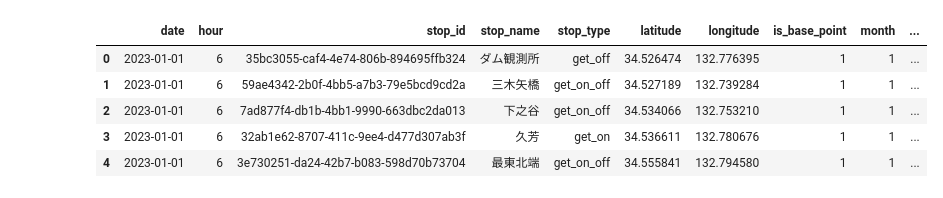
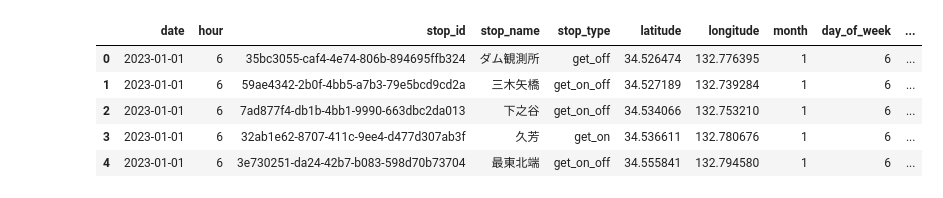
Before and after one commit to chi1180/MOCA---ML, a Jupyter notebook: Learning.ipynb, the cells around one changed output. Drawn from its saved outputs; the diff is of its cells as text; code cells hidden in the pictures.

Commit message:
I try to remove is_base_point. And retry to train models, but R2s are still minus...

```diff
--- a/Learning.ipynb
+++ b/Learning.ipynb
@@ -3,14 +3,18 @@ import pandas as pd
 from pycaret.regression import *
 # %%
 df = pd.read_csv("./bus_operation_data.csv")
+
+"""Remove constant values"""
+df = df.drop(["is_base_point"], axis=1)
+
 df.head()
 # %% [output]
-|  | date | hour | stop_id | stop_name | stop_type | latitude | longitude | is_base_point | month | ... |
-| 0 | 2023-01-01 | 6 | 35bc3055-caf4-4e74-806b-894695ffb324 | ダム観測所 | get_off | 34.526474 | 132.776395 | 1 | 1 | ... |
-| 1 | 2023-01-01 | 6 | 59ae4342-2b0f-4bb5-a7b3-79e5bcd9cd2a | 三木矢橋 | get_on_off | 34.527189 | 132.739284 | 1 | 1 | ... |
-| 2 | 2023-01-01 | 6 | 7ad877f4-db1b-4bb1-9990-663dbc2da013 | 下之谷 | get_on_off | 34.534066 | 132.753210 | 1 | 1 | ... |
-| 3 | 2023-01-01 | 6 | 32ab1e62-8707-411c-9ee4-d477d307ab3f | 久芳 | get_on | 34.536611 | 132.780676 | 1 | 1 | ... |
-| 4 | 2023-01-01 | 6 | 3e730251-da24-42b7-b083-598d70b73704 | 最東北端 | get_on_off | 34.555841 | 132.794580 | 1 | 1 | ... |
+|  | date | hour | stop_id | stop_name | stop_type | latitude | longitude | month | day_of_week | ... |
+| 0 | 2023-01-01 | 6 | 35bc3055-caf4-4e74-806b-894695ffb324 | ダム観測所 | get_off | 34.526474 | 132.776395 | 1 | 6 | ... |
+| 1 | 2023-01-01 | 6 | 59ae4342-2b0f-4bb5-a7b3-79e5bcd9cd2a | 三木矢橋 | get_on_off | 34.527189 | 132.739284 | 1 | 6 | ... |
+| 2 | 2023-01-01 | 6 | 7ad877f4-db1b-4bb1-9990-663dbc2da013 | 下之谷 | get_on_off | 34.534066 | 132.753210 | 1 | 6 | ... |
+| 3 | 2023-01-01 | 6 | 32ab1e62-8707-411c-9ee4-d477d307ab3f | 久芳 | get_on | 34.536611 | 132.780676 | 1 | 6 | ... |
+| 4 | 2023-01-01 | 6 | 3e730251-da24-42b7-b083-598d70b73704 | 最東北端 | get_on_off | 34.555841 | 132.794580 | 1 | 6 | ... |
 # %%
 df.describe()
 # %% [output]
```
Also changed, not shown: parts of 4 cells of this notebook, 1 other file.
